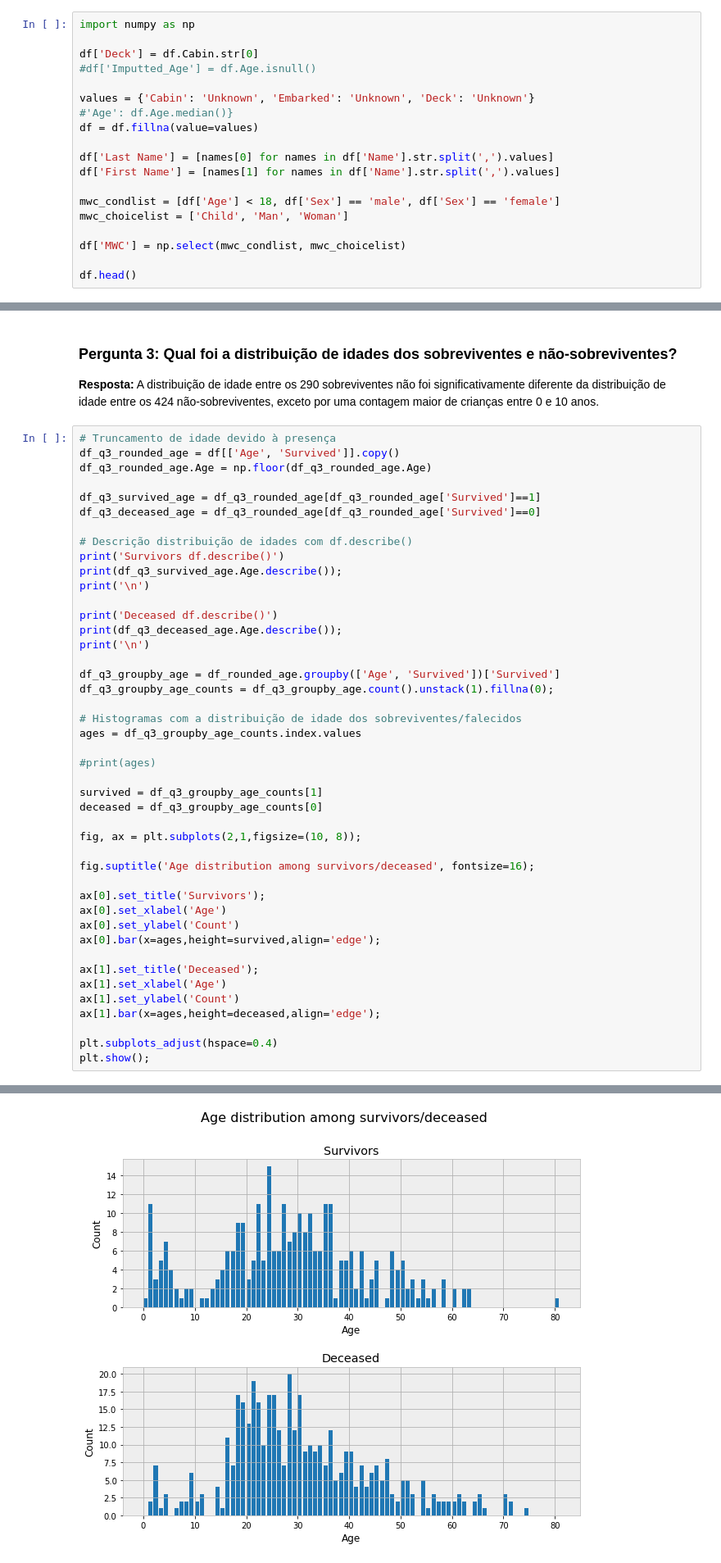
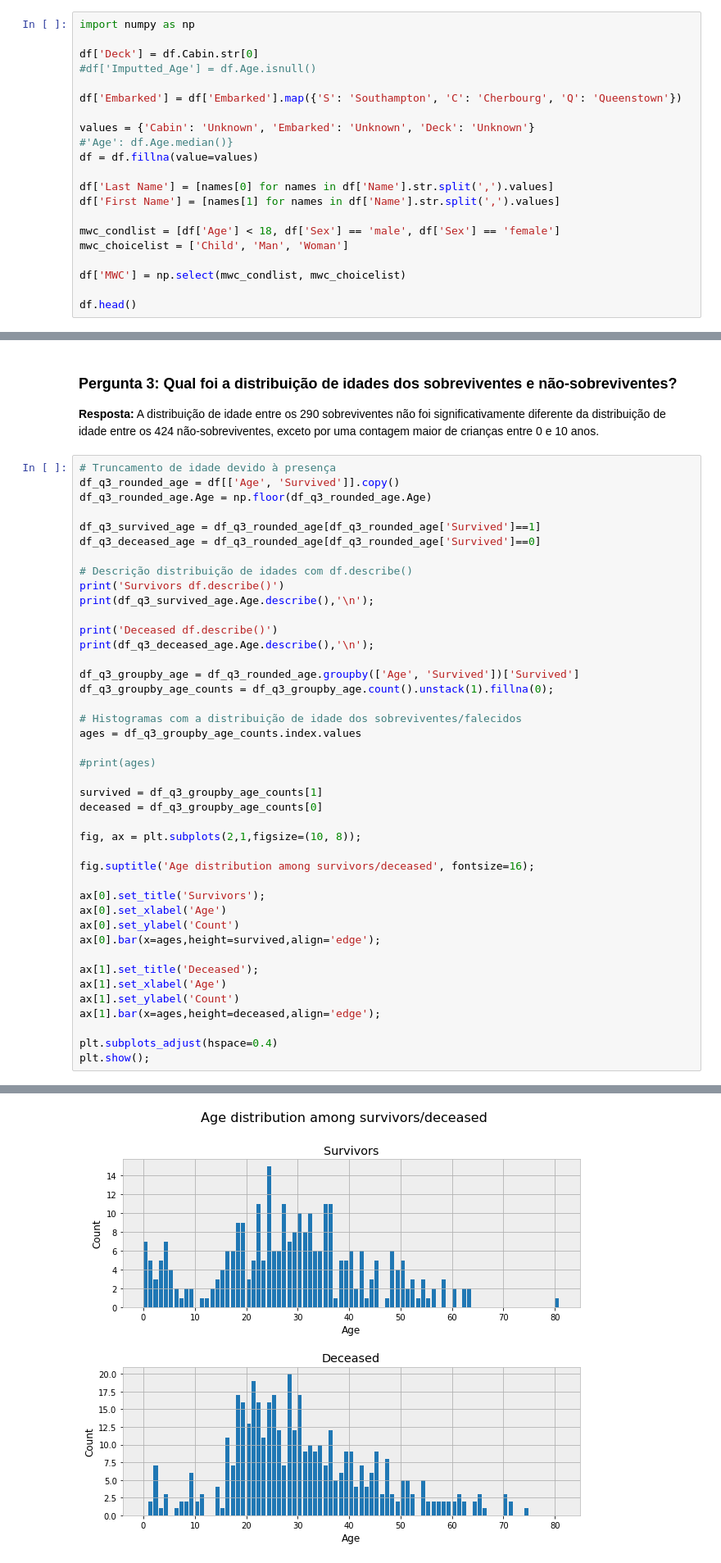
Before and after one commit to georgebrindeiro/udacity_nd110_investigate-a-dataset, a Jupyter notebook: investigate-a-dataset.ipynb, the cells around one changed output, grey strips where cells are left out. Shown at 82% size. Drawn from its saved outputs; the diff is of its cells as text.

```diff
--- a/investigate-a-dataset.ipynb
+++ b/investigate-a-dataset.ipynb
@@ -160,6 +160,8 @@ import numpy as np
 
 df['Deck'] = df.Cabin.str[0]
 #df['Imputted_Age'] = df.Age.isnull()
+
+df['Embarked'] = df['Embarked'].map({'S': 'Southampton', 'C': 'Cherbourg', 'Q': 'Queenstown'})
 
 values = {'Cabin': 'Unknown', 'Embarked': 'Unknown', 'Deck': 'Unknown'}
 #'Age': df.Age.median()}
@@ -353,14 +339,12 @@ df_q3_deceased_age = df_q3_rounded_age[df_q3_rounded_age['Survived']==0]
 
 # Descrição distribuição de idades com df.describe()
 print('Survivors df.describe()')
-print(df_q3_survived_age.Age.describe());
-print('\n')
+print(df_q3_survived_age.Age.describe(),'\n');
 
 print('Deceased df.describe()')
-print(df_q3_deceased_age.Age.describe());
-print('\n')
+print(df_q3_deceased_age.Age.describe(),'\n');
 
-df_q3_groupby_age = df_rounded_age.groupby(['Age', 'Survived'])['Survived']
+df_q3_groupby_age = df_q3_rounded_age.groupby(['Age', 'Survived'])['Survived']
 df_q3_groupby_age_counts = df_q3_groupby_age.count().unstack(1).fillna(0);
 
 # Histogramas com a distribuição de idade dos sobreviventes/falecidos
@@ -404,5 +388,5 @@ Name: Age, dtype: float64
 50%       28.000000
 75%       39.000000
 max       74.000000
 Name: Age, dtype: float64
-[figure, old version]
+[figure, new version]
```
Also changed, not shown: parts of 13 cells of this notebook.
